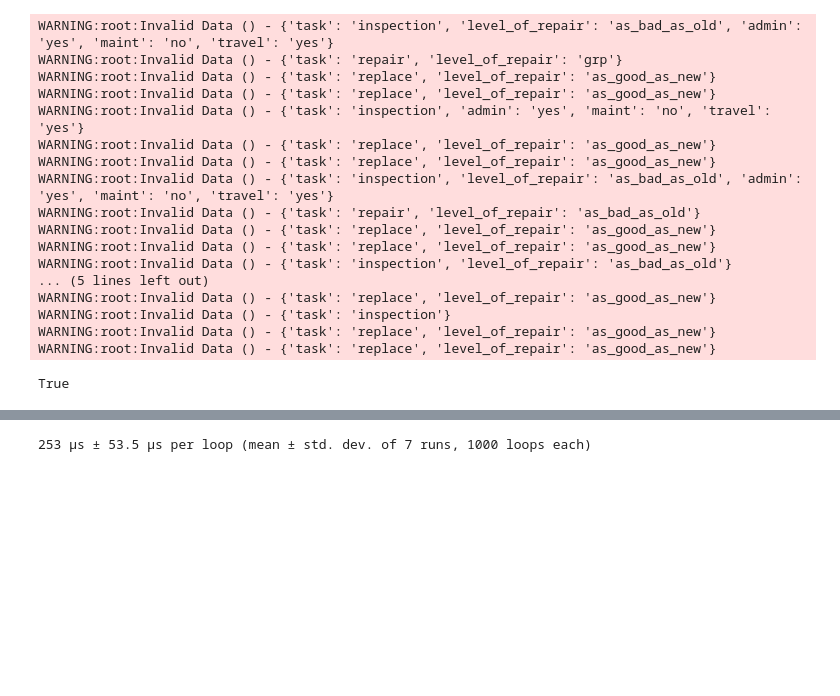
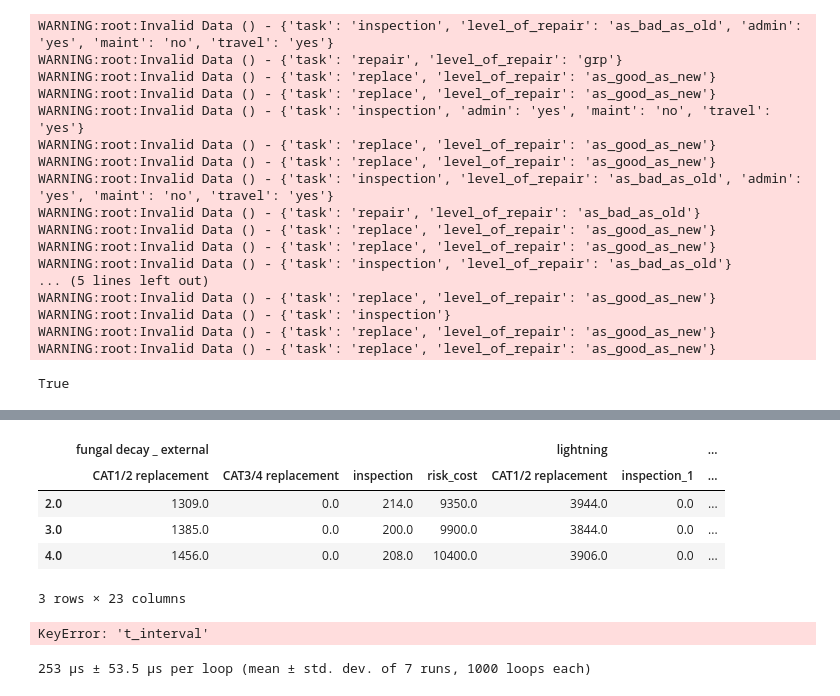
Before and after one commit to gavintreseder/pof, a Jupyter notebook: notebooks/dash.ipynb, the cells around one changed output, grey strips where cells are left out. Drawn from its saved outputs; the diff is of its cells as text; code cells hidden in the pictures; blank space fills up the shorter version.

```diff
--- a/notebooks/dash.ipynb
+++ b/notebooks/dash.ipynb
@@ -67,8 +72,6 @@ WARNING:root:Invalid Data () - {'task': 'replace', 'level_of_repair': 'as_good_a
 WARNING:root:Invalid Data () - {'task': 'inspection'}
 WARNING:root:Invalid Data () - {'task': 'replace', 'level_of_repair': 'as_good_as_new'}
 WARNING:root:Invalid Data () - {'task': 'replace', 'level_of_repair': 'as_good_as_new'}
-# %%
-comp.fm = comp.fm['termites']
 # %%
 # Component layout
 mcl = make_component_layout(comp)
@@ -224,0 +234,9 @@ array([], dtype=int32)
+# %%
+df = comp.sensitivity(
+    var_name='comp-task_group_name-groundline-t_interval',
+    conf=0.9,
+    lower=2,
+    upper=4,
+    n_increments=3,
+    n_iterations=10000,
+)
@@ -225,3 +273,20 @@ array([], dtype=int32)
+# %%
+df
+# %% [output]
+|  | fungal decay _ external |  |  |  | lightning |  | ... |
+|  | CAT1/2 replacement | CAT3/4 replacement | inspection | risk_cost | CAT1/2 replacement | inspection_1 | ... |
+| 2.0 | 1309.0 | 0.0 | 214.0 | 9350.0 | 3944.0 | 0.0 | ... |
+| 3.0 | 1385.0 | 0.0 | 200.0 | 9900.0 | 3844.0 | 0.0 | ... |
+| 4.0 | 1456.0 | 0.0 | 208.0 | 10400.0 | 3906.0 | 0.0 | ... |
+3 rows × 23 columns
+# %%
+comp.make_sensitivity_plot(
+    data=df,
+    x_axis='t_interval',
+    y_axis='', plot_type='line', failure_mode="agg", z_axis=None
+    )
+# %% [output]
+KeyError: 't_interval'
 # %%
 %%timeit
 t_event = []
```
Also changed, not shown: parts of 7 cells of this notebook, 2 other files.
